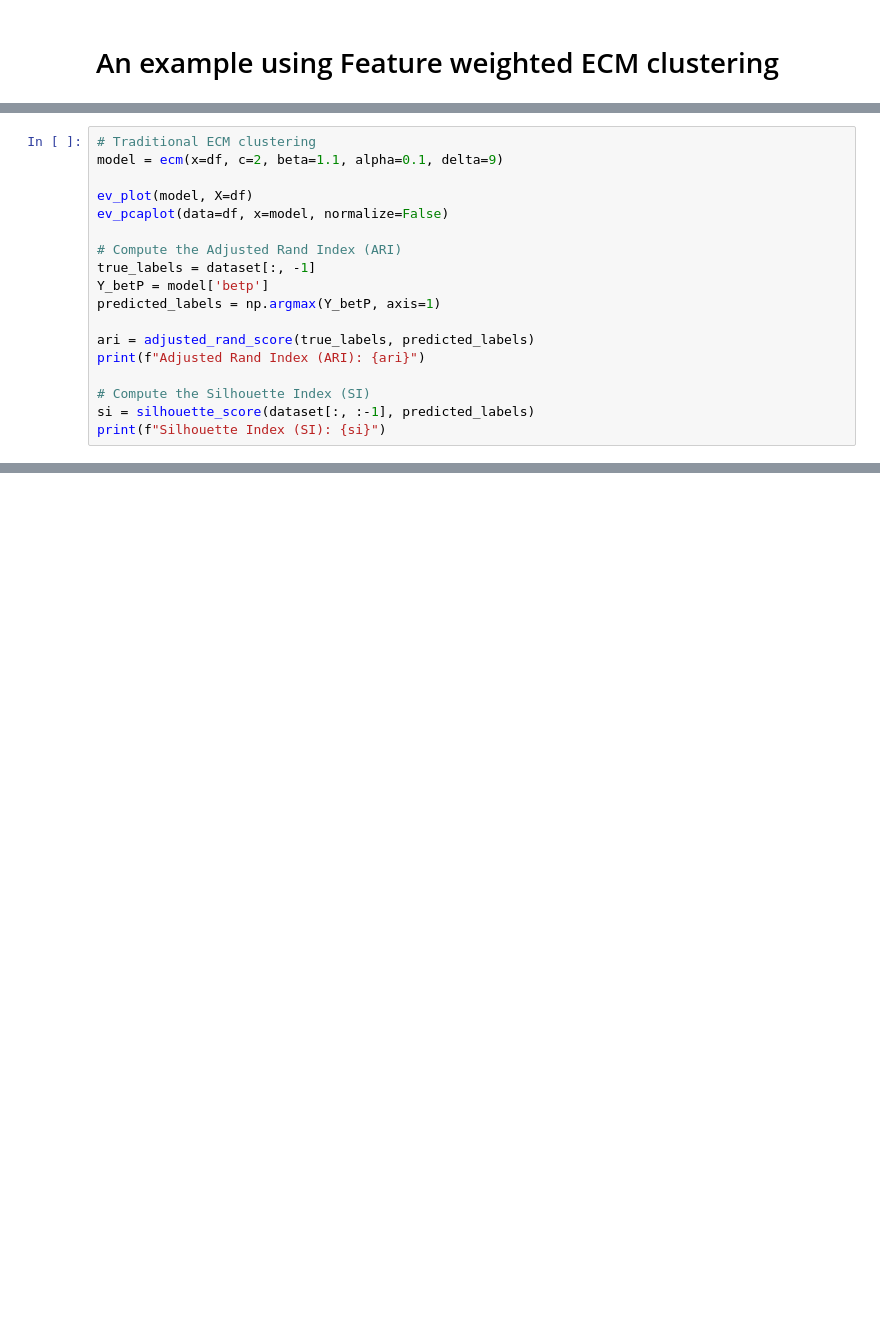
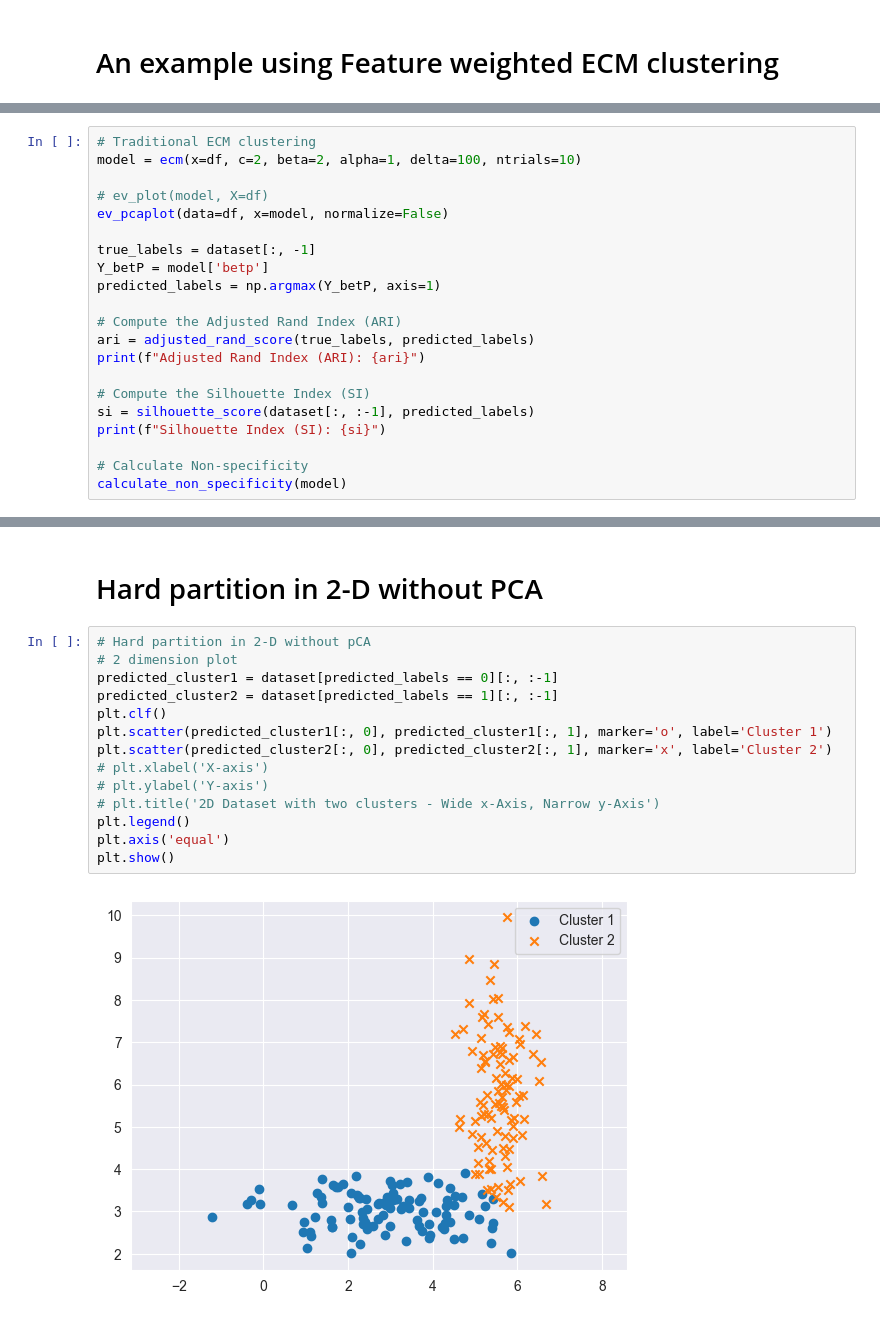
Before and after one commit to tridogithub/evclust, a Jupyter notebook: docs/example_fwecm.ipynb, the cells around one changed output, grey strips where cells are left out. Drawn from its saved outputs; the diff is of its cells as text; blank space fills up the shorter version.

```diff
--- a/docs/example_fwecm.ipynb
+++ b/docs/example_fwecm.ipynb
@@ -42,19 +66,22 @@ plt.show()
 # %%
 # Traditional ECM clustering
-model = ecm(x=df, c=2, beta=1.1, alpha=0.1, delta=9)
+model = ecm(x=df, c=2, beta=2, alpha=1, delta=100, ntrials=10)
 
-ev_plot(model, X=df)
+# ev_plot(model, X=df)
 ev_pcaplot(data=df, x=model, normalize=False)
 
-# Compute the Adjusted Rand Index (ARI)
 true_labels = dataset[:, -1]
 Y_betP = model['betp']
 predicted_labels = np.argmax(Y_betP, axis=1)
 
+# Compute the Adjusted Rand Index (ARI)
 ari = adjusted_rand_score(true_labels, predicted_labels)
 print(f"Adjusted Rand Index (ARI): {ari}")
 
 # Compute the Silhouette Index (SI)
 si = silhouette_score(dataset[:, :-1], predicted_labels)
 print(f"Silhouette Index (SI): {si}")
+
+# Calculate Non-specificity
+calculate_non_specificity(model)
 # %% [output]
@@ -76,2 +111,20 @@ Silhouette Index (SI): 0.5230183659198289
+# %% [markdown]
+# Hard partition in 2-D without PCA
+# %%
+# Hard partition in 2-D without pCA
+# 2 dimension plot
+predicted_cluster1 = dataset[predicted_labels == 0][:, :-1]
+predicted_cluster2 = dataset[predicted_labels == 1][:, :-1]
+plt.clf()
+plt.scatter(predicted_cluster1[:, 0], predicted_cluster1[:, 1], marker='o', label='Cluster 1')
+plt.scatter(predicted_cluster2[:, 0], predicted_cluster2[:, 1], marker='x', label='Cluster 2')
+# plt.xlabel('X-axis')
+# plt.ylabel('Y-axis')
+# plt.title('2D Dataset with two clusters - Wide x-Axis, Narrow y-Axis')
+plt.legend()
+plt.axis('equal')
+plt.show()
+# %% [output]
+[figure, added]
 # %%
 # Feature weighted ECM clustering
```
Also changed, not shown: parts of 7 cells of this notebook.
